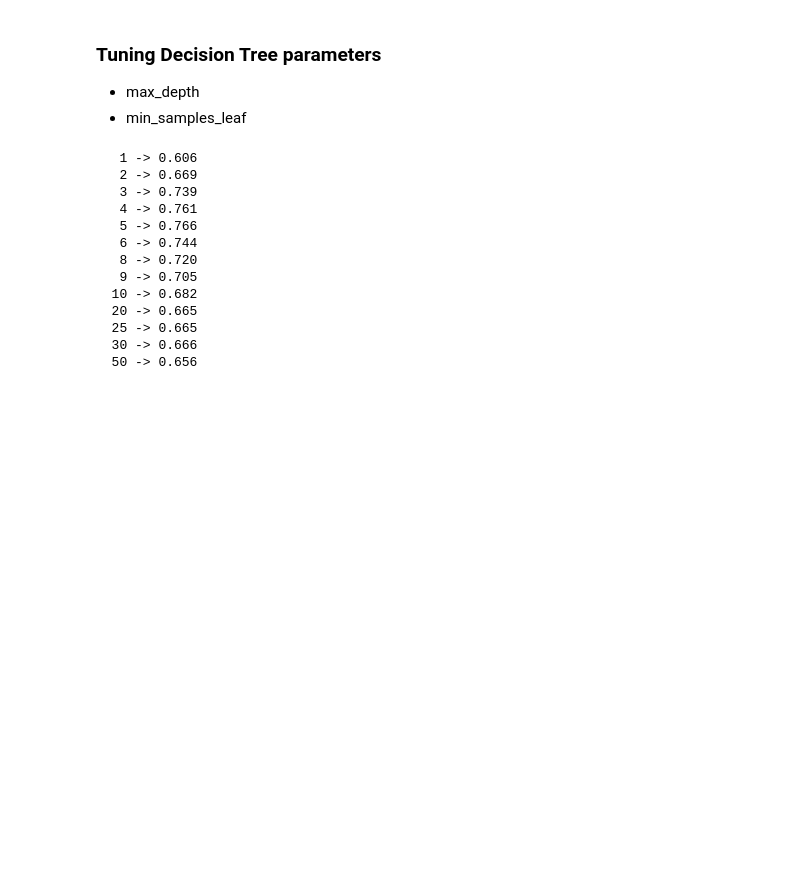
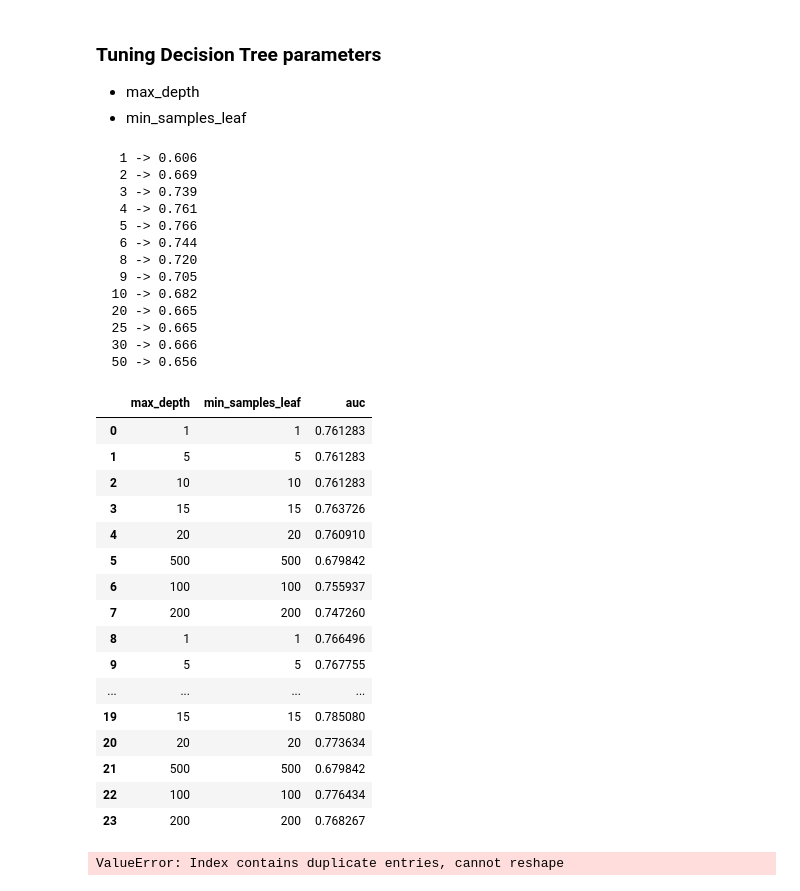
Before and after one commit to Metaphysicist1/Credit_Score_Classifier, a Jupyter notebook: week6/scripts/eda.ipynb, the cells around one changed output. Cells and saved outputs as stored; diff of their text form; code cells hidden in the pictures; blank space fills up the shorter version.

```diff
--- a/week6/scripts/eda.ipynb
+++ b/week6/scripts/eda.ipynb
@@ -189,3 +189,50 @@ for d in depths:
   25 -> 0.665
   30 -> 0.666
   50 -> 0.656
+# %%
+from sklearn.metrics import roc_auc_score
+from sklearn.tree import DecisionTreeClassifier
+
+
+top_depths = [4,5,6]
+min_sample_leaf = [1, 5, 10, 15, 20, 500, 100, 200]
+
+scores = []
+for d in top_depths:
+    for s in min_sample_leaf:
+        dt = DecisionTreeClassifier(max_depth=d,min_samples_leaf=s)
+        dt.fit(X_train, y_train)
+
+        y_pred = dt.predict_proba(X_val)[:,1]
+
+        auc = roc_auc_score(y_val,y_pred)
+
+        scores.append((s,s,auc))
+# %%
+columns = ['max_depth', 'min_samples_leaf', 'auc']
+df_scores = pd.DataFrame(scores, columns=columns)
+# %%
+df_scores
+# %% [output]
+|  | max_depth | min_samples_leaf | auc |
+| 0 | 1 | 1 | 0.761283 |
+| 1 | 5 | 5 | 0.761283 |
+| 2 | 10 | 10 | 0.761283 |
+| 3 | 15 | 15 | 0.763726 |
+| 4 | 20 | 20 | 0.760910 |
+| 5 | 500 | 500 | 0.679842 |
+| 6 | 100 | 100 | 0.755937 |
+| 7 | 200 | 200 | 0.747260 |
+| 8 | 1 | 1 | 0.766496 |
+| 9 | 5 | 5 | 0.767755 |
+| ... | ... | ... | ... |
+| 19 | 15 | 15 | 0.785080 |
+| 20 | 20 | 20 | 0.773634 |
+| 21 | 500 | 500 | 0.679842 |
+| 22 | 100 | 100 | 0.776434 |
+| 23 | 200 | 200 | 0.768267 |
+# %%
+df_scores_pivot = df_scores.pivot(index='min_samples_leaf', columns=['max_depth'], values=['auc'])
+df_scores_pivot.round(3)
+# %% [output]
+ValueError: Index contains duplicate entries, cannot reshape
```
Also changed, not shown: 2 other files.
